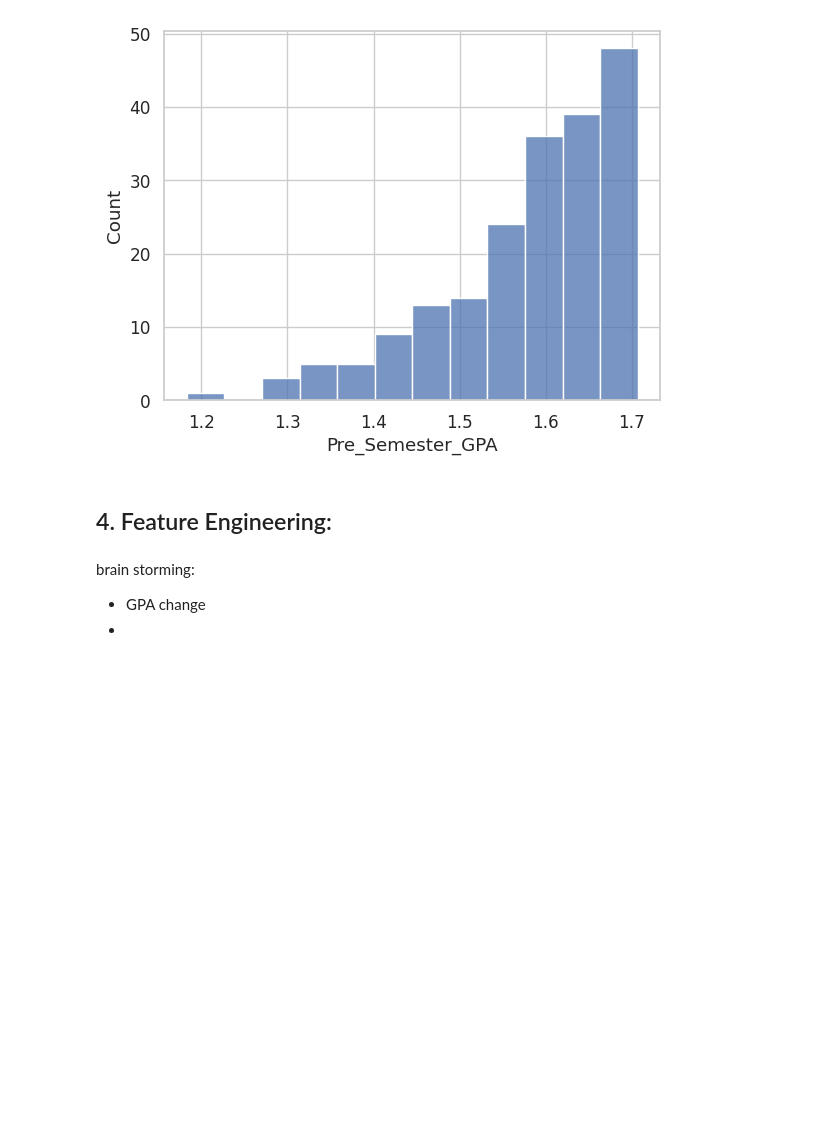
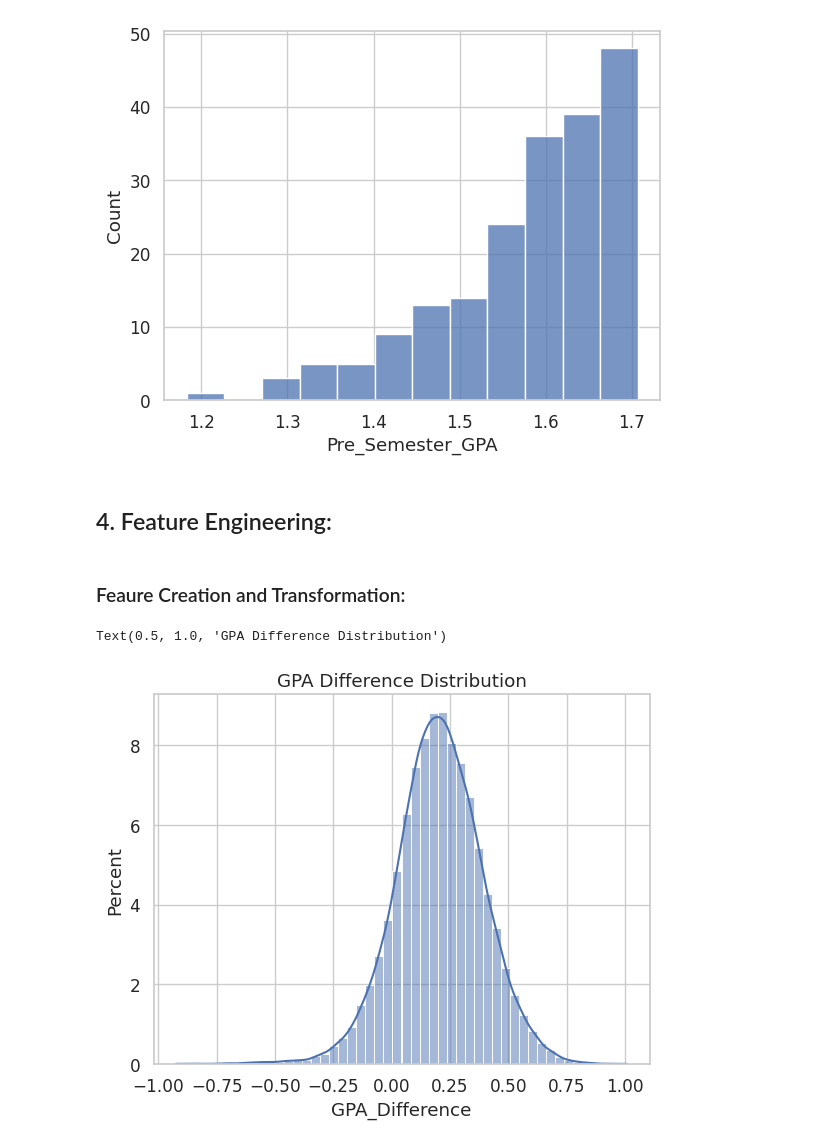
Before and after one commit to Erfan-Taherirani/Applied-ML-Lab, a Jupyter notebook: core_ml/regression/impact_of_ai_on_students/src/GPA_change_analysis.ipynb, the cells around one changed output. Cells and saved outputs as stored; diff of their text form; code cells hidden in the pictures; blank space fills up the shorter version.

```diff
--- a/core_ml/regression/impact_of_ai_on_students/src/GPA_change_analysis.ipynb
+++ b/core_ml/regression/impact_of_ai_on_students/src/GPA_change_analysis.ipynb
@@ -471,6 +353,12 @@ sns.histplot(df.loc[potential_outliers['Pre_Semester_GPA'], "Pre_Semester_GPA"])
 # %% [markdown]
 ## 4. Feature Engineering:
 # %% [markdown]
-brain storming:
-- GPA change
--
+### Feaure Creation and Transformation:
+# %%
+df['GPA_Difference'] = df['Post_Semester_GPA'] - df['Pre_Semester_GPA']
+
+sns.histplot(data=df, x="GPA_Difference", kde=True, bins=50, stat="percent")
+plt.title("GPA Difference Distribution")
+# %% [output]
+Text(0.5, 1.0, 'GPA Difference Distribution')
+[figure, added]
```
Also changed, not shown: parts of 50 cells of this notebook.
